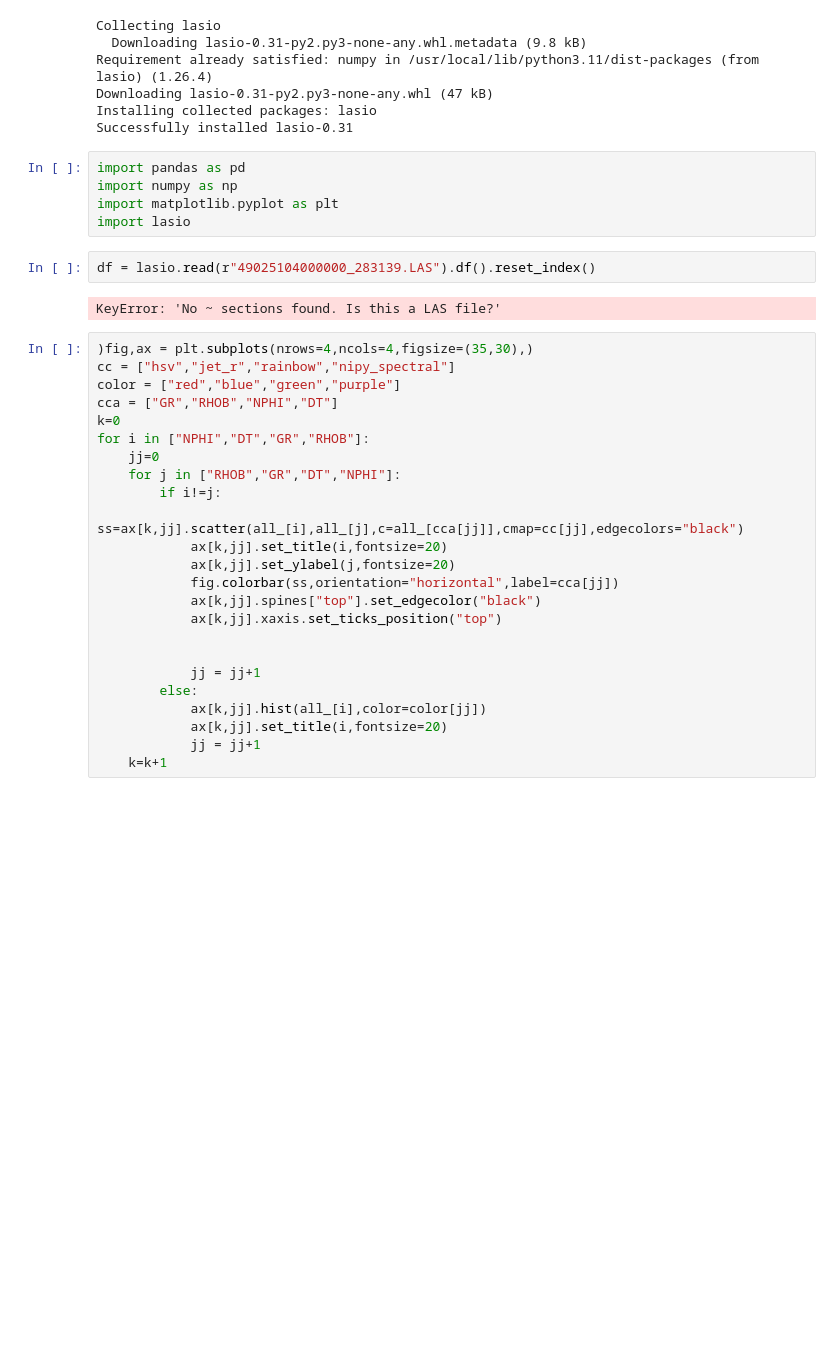
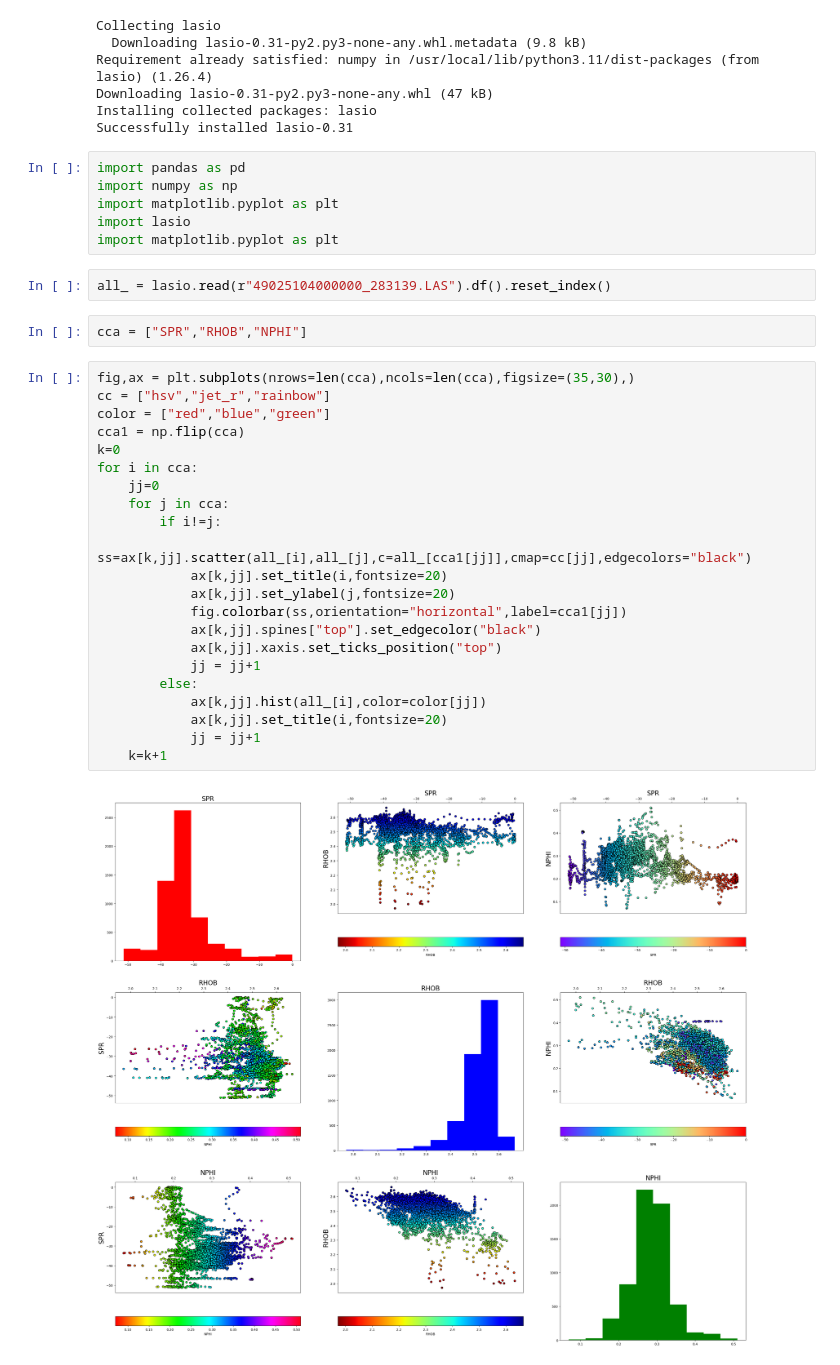
Before and after one commit to farooqad0/PetroPy, a Jupyter notebook: Crossplots_Raw_Logs_Relationships.ipynb, the cells around one changed output. Drawn from its saved outputs; the diff is of its cells as text; blank space fills up the shorter version.

```diff
--- a/Crossplots_Raw_Logs_Relationships.ipynb
+++ b/Crossplots_Raw_Logs_Relationships.ipynb
@@ -14,31 +14,32 @@ import pandas as pd
 import numpy as np
 import matplotlib.pyplot as plt
 import lasio
+import matplotlib.pyplot as plt
 # %%
-df = lasio.read(r"49025104000000_283139.LAS").df().reset_index()
+all_ = lasio.read(r"49025104000000_283139.LAS").df().reset_index()
-# %% [output]
-KeyError: 'No ~ sections found. Is this a LAS file?'
+# %%
+cca = ["SPR","RHOB","NPHI"]
 # %%
-)fig,ax = plt.subplots(nrows=4,ncols=4,figsize=(35,30),)
-cc = ["hsv","jet_r","rainbow","nipy_spectral"]
-color = ["red","blue","green","purple"]
-cca = ["GR","RHOB","NPHI","DT"]
+fig,ax = plt.subplots(nrows=len(cca),ncols=len(cca),figsize=(35,30),)
+cc = ["hsv","jet_r","rainbow"]
+color = ["red","blue","green"]
+cca1 = np.flip(cca)
 k=0
-for i in ["NPHI","DT","GR","RHOB"]:
+for i in cca:
     jj=0
-    for j in ["RHOB","GR","DT","NPHI"]:
+    for j in cca:
         if i!=j:
-            ss=ax[k,jj].scatter(all_[i],all_[j],c=all_[cca[jj]],cmap=cc[jj],edgecolors="black")
+            ss=ax[k,jj].scatter(all_[i],all_[j],c=all_[cca1[jj]],cmap=cc[jj],edgecolors="black")
             ax[k,jj].set_title(i,fontsize=20)
             ax[k,jj].set_ylabel(j,fontsize=20)
-            fig.colorbar(ss,orientation="horizontal",label=cca[jj])
+            fig.colorbar(ss,orientation="horizontal",label=cca1[jj])
             ax[k,jj].spines["top"].set_edgecolor("black")
             ax[k,jj].xaxis.set_ticks_position("top")
-
-
             jj = jj+1
         else:
             ax[k,jj].hist(all_[i],color=color[jj])
             ax[k,jj].set_title(i,fontsize=20)
             jj = jj+1
     k=k+1
+# %% [output]
+[figure, added]
```
